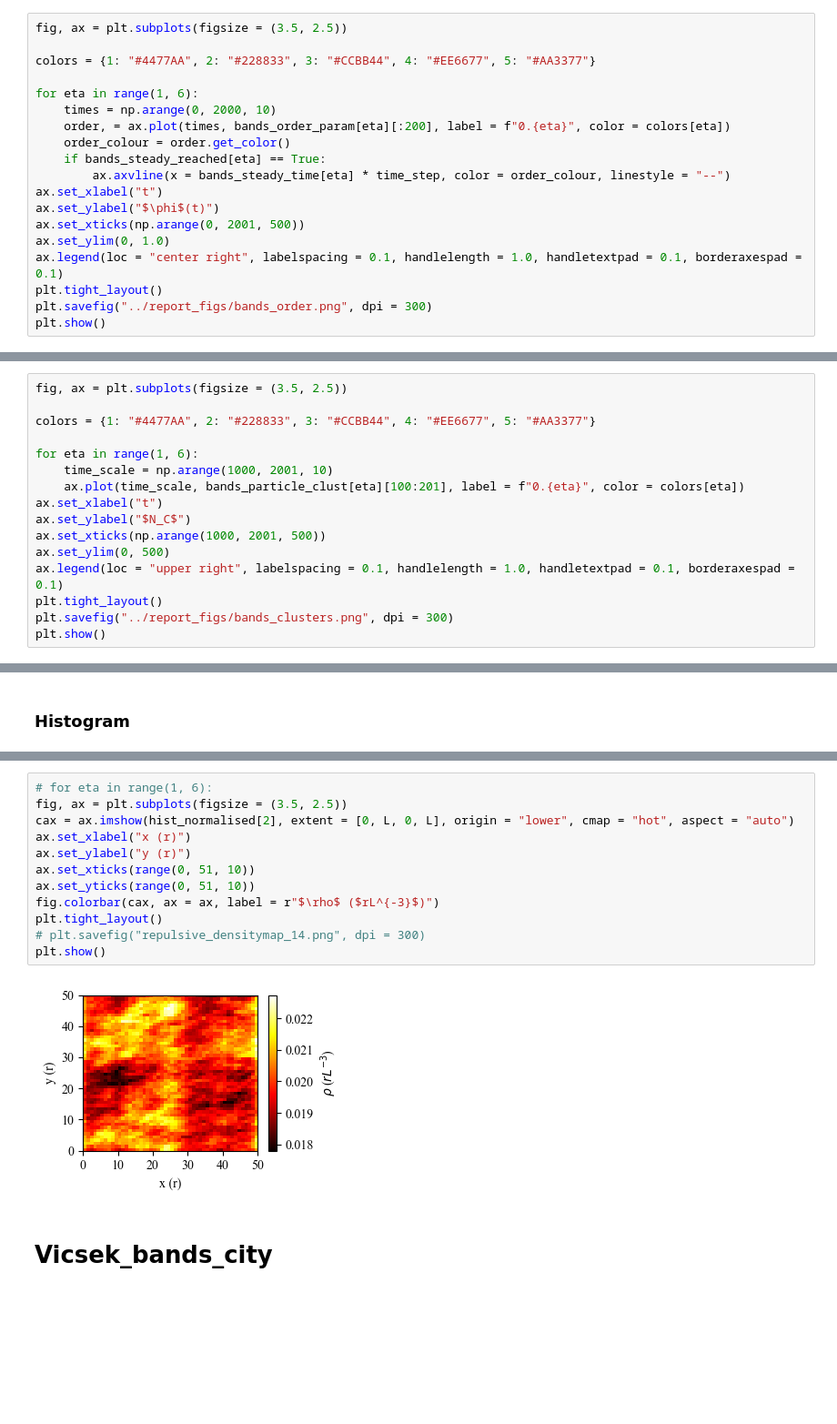
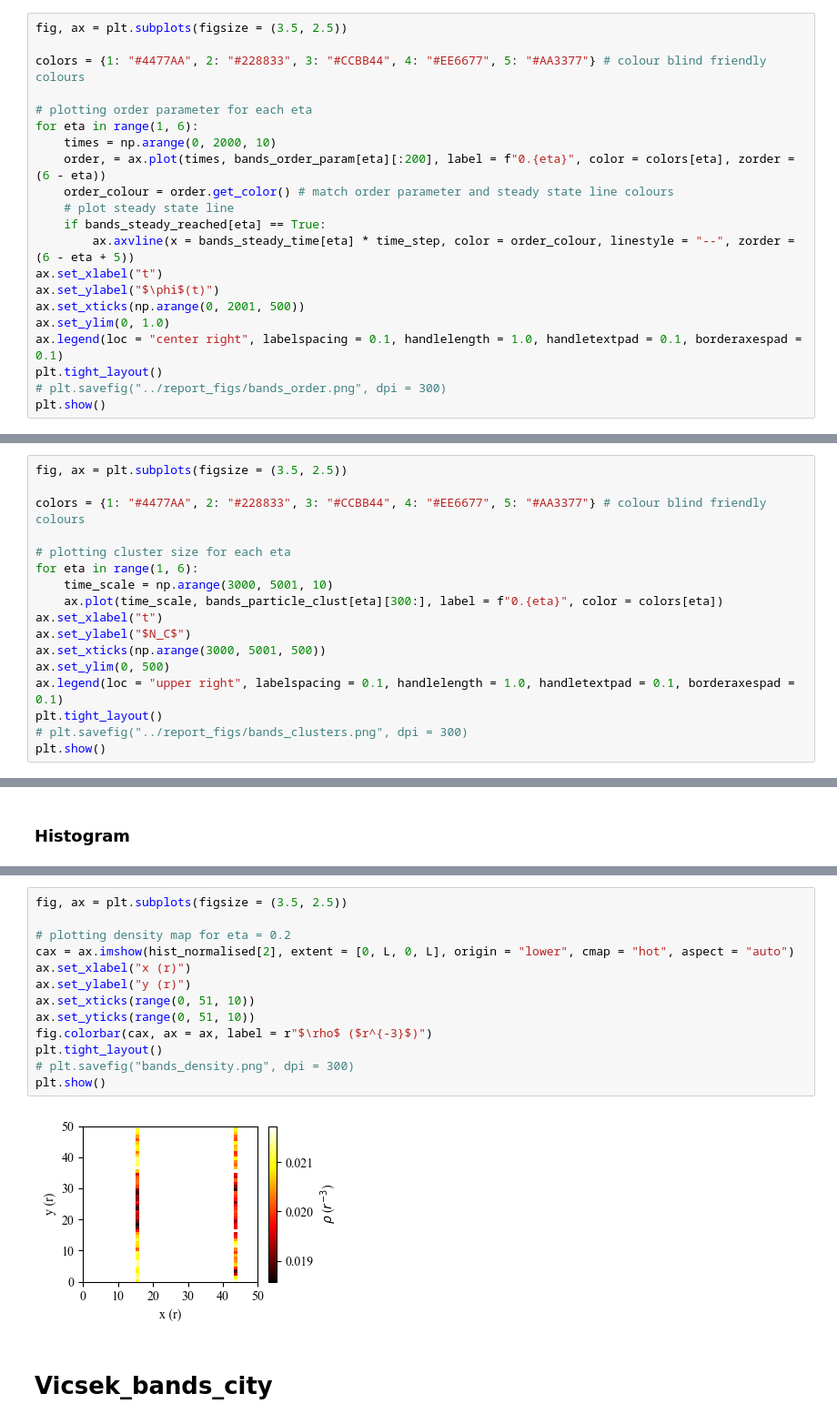
Before and after one commit to Isobelhiggins/Vicsek-Project, a Jupyter notebook: Vicsek_plotting.ipynb, the cells around one changed output, grey strips where cells are left out. Shown at 91% size. Drawn from its saved outputs; the diff is of its cells as text; blank space fills up the shorter version.

```diff
--- a/Vicsek_plotting.ipynb
+++ b/Vicsek_plotting.ipynb
@@ -103,20 +120,22 @@ order parameter 2 length: 500
 # %%
 fig, ax = plt.subplots(figsize = (3.5, 2.5))
 
-colors = {1: "#4477AA", 2: "#228833", 3: "#CCBB44", 4: "#EE6677", 5: "#AA3377"}
+colors = {1: "#4477AA", 2: "#228833", 3: "#CCBB44", 4: "#EE6677", 5: "#AA3377"} # colour blind friendly colours
 
+# plotting order parameter for each eta
 for eta in range(1, 6):
     times = np.arange(0, 2000, 10)
-    order, = ax.plot(times, bands_order_param[eta][:200], label = f"0.{eta}", color = colors[eta])
-    order_colour = order.get_color()
+    order, = ax.plot(times, bands_order_param[eta][:200], label = f"0.{eta}", color = colors[eta], zorder = (6 - eta))
+    order_colour = order.get_color() # match order parameter and steady state line colours
+    # plot steady state line
     if bands_steady_reached[eta] == True:
-        ax.axvline(x = bands_steady_time[eta] * time_step, color = order_colour, linestyle = "--")
+        ax.axvline(x = bands_steady_time[eta] * time_step, color = order_colour, linestyle = "--", zorder = (6 - eta + 5))
 ax.set_xlabel("t")
 ax.set_ylabel("$\phi$(t)")
 ax.set_xticks(np.arange(0, 2001, 500))
 ax.set_ylim(0, 1.0)
 ax.legend(loc = "center right", labelspacing = 0.1, handlelength = 1.0, handletextpad = 0.1, borderaxespad = 0.1)
 plt.tight_layout()
-plt.savefig("../report_figs/bands_order.png", dpi = 300)
+# plt.savefig("../report_figs/bands_order.png", dpi = 300)
 plt.show()
 # %% [output]
@@ -163,17 +188,18 @@ particles/cluster 2 length: 501
 # %%
 fig, ax = plt.subplots(figsize = (3.5, 2.5))
 
-colors = {1: "#4477AA", 2: "#228833", 3: "#CCBB44", 4: "#EE6677", 5: "#AA3377"}
+colors = {1: "#4477AA", 2: "#228833", 3: "#CCBB44", 4: "#EE6677", 5: "#AA3377"} # colour blind friendly colours
 
+# plotting cluster size for each eta
 for eta in range(1, 6):
-    time_scale = np.arange(1000, 2001, 10)
-    ax.plot(time_scale, bands_particle_clust[eta][100:201], label = f"0.{eta}", color = colors[eta])
+    time_scale = np.arange(3000, 5001, 10)
+    ax.plot(time_scale, bands_particle_clust[eta][300:], label = f"0.{eta}", color = colors[eta])
 ax.set_xlabel("t")
 ax.set_ylabel("$N_C$")
-ax.set_xticks(np.arange(1000, 2001, 500))
+ax.set_xticks(np.arange(3000, 5001, 500))
 ax.set_ylim(0, 500)
 ax.legend(loc = "upper right", labelspacing = 0.1, handlelength = 1.0, handletextpad = 0.1, borderaxespad = 0.1)
 plt.tight_layout()
-plt.savefig("../report_figs/bands_clusters.png", dpi = 300)
+# plt.savefig("../report_figs/bands_clusters.png", dpi = 300)
 plt.show()
 # %% [output]
@@ -243,19 +275,20 @@ hist length: 50
 eta: 0.5
 hist length: 50
 # %%
-# for eta in range(1, 6):
 fig, ax = plt.subplots(figsize = (3.5, 2.5))
+
+# plotting density map for eta = 0.2
 cax = ax.imshow(hist_normalised[2], extent = [0, L, 0, L], origin = "lower", cmap = "hot", aspect = "auto")
 ax.set_xlabel("x (r)")
 ax.set_ylabel("y (r)")
 ax.set_xticks(range(0, 51, 10))
 ax.set_yticks(range(0, 51, 10))
-fig.colorbar(cax, ax = ax, label = r"$\rho$ ($rL^{-3}$)")
+fig.colorbar(cax, ax = ax, label = r"$\rho$ ($r^{-3}$)")
 plt.tight_layout()
-# plt.savefig("repulsive_densitymap_14.png", dpi = 300)
+# plt.savefig("bands_density.png", dpi = 300)
 plt.show()
 # %% [output]
-[figure, old version]
+[figure, new version]
 # %% [markdown]
 # Vicsek_bands_city
 # %% [markdown]
```
Also changed, not shown: parts of 85 cells of this notebook.
